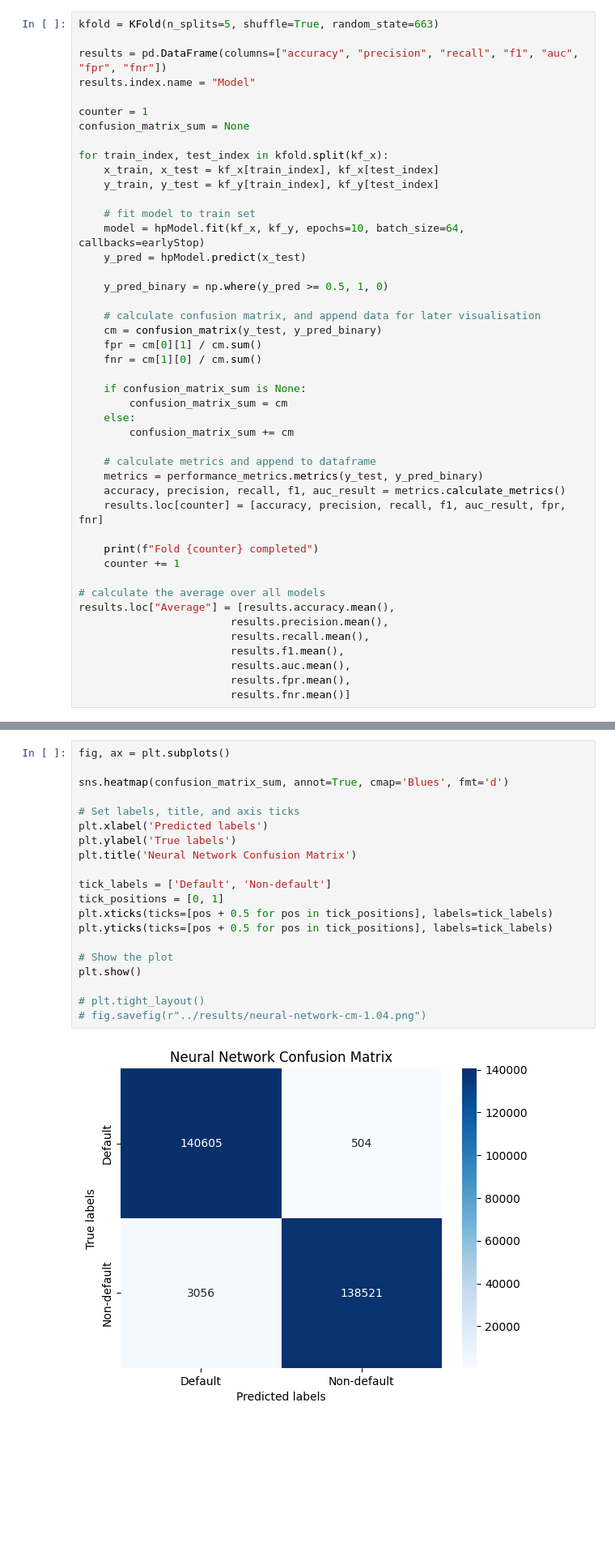
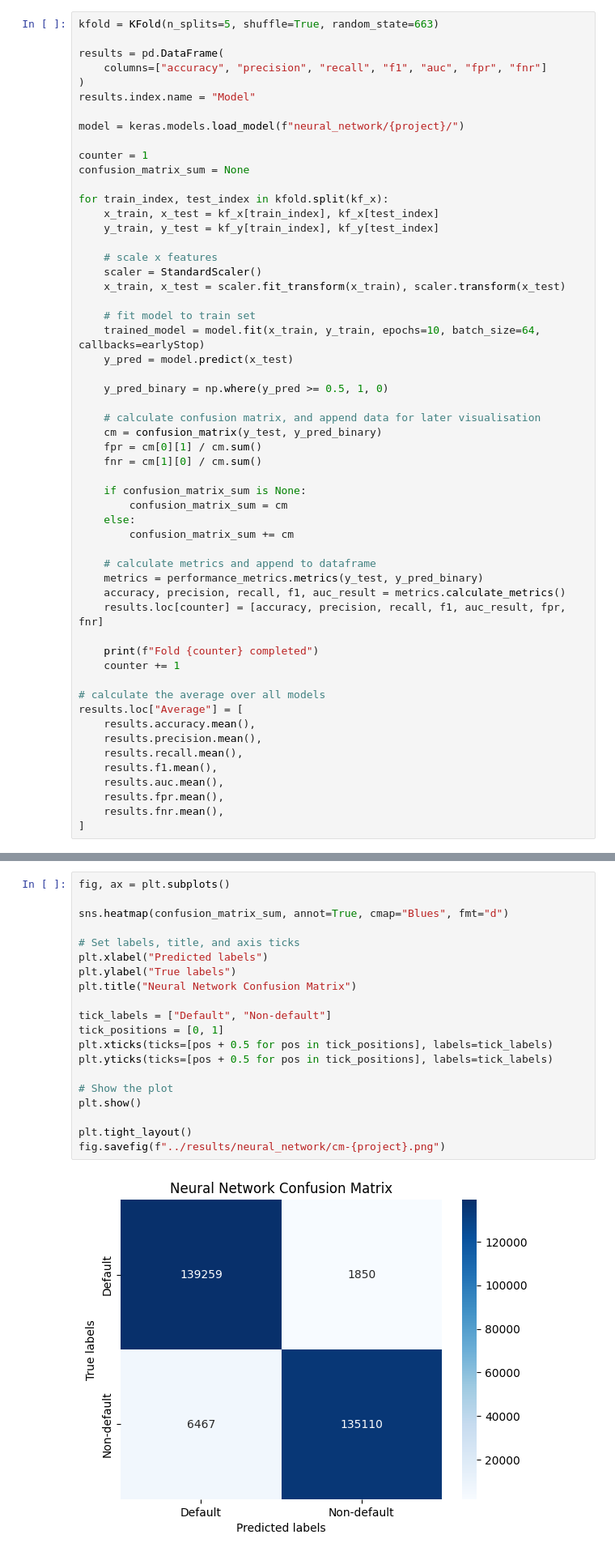
Before and after one commit to JackGreenaway/final_project, a Jupyter notebook: models/neural-network.ipynb, the cells around one changed output, grey strips where cells are left out. Shown at 81% size. Saved outputs shown, nothing was run; the diff lists cells and outputs as text; blank space fills up the shorter version.

Commit message:
changed scaler
improved cross validation

changed from SKLearn grid-search to keras-tuner

```diff
--- a/models/neural-network.ipynb
+++ b/models/neural-network.ipynb
@@ -155,8 +142,12 @@ _________________________________________________________________
 # %%
 kfold = KFold(n_splits=5, shuffle=True, random_state=663)
 
-results = pd.DataFrame(columns=["accuracy", "precision", "recall", "f1", "auc", "fpr", "fnr"])
+results = pd.DataFrame(
+    columns=["accuracy", "precision", "recall", "f1", "auc", "fpr", "fnr"]
+)
 results.index.name = "Model"
+
+model = keras.models.load_model(f"neural_network/{project}/")
 
 counter = 1
 confusion_matrix_sum = None
@@ -165,9 +156,13 @@ for train_index, test_index in kfold.split(kf_x):
     x_train, x_test = kf_x[train_index], kf_x[test_index]
     y_train, y_test = kf_y[train_index], kf_y[test_index]
 
+    # scale x features
+    scaler = StandardScaler()
+    x_train, x_test = scaler.fit_transform(x_train), scaler.transform(x_test)
+
     # fit model to train set
-    model = hpModel.fit(kf_x, kf_y, epochs=10, batch_size=64, callbacks=earlyStop)
-    y_pred = hpModel.predict(x_test)
+    trained_model = model.fit(x_train, y_train, epochs=10, batch_size=64, callbacks=earlyStop)
+    y_pred = model.predict(x_test)
 
     y_pred_binary = np.where(y_pred >= 0.5, 1, 0)
 
@@ -190,12 +185,14 @@ for train_index, test_index in kfold.split(kf_x):
     counter += 1
 
 # calculate the average over all models
-results.loc["Average"] = [results.accuracy.mean(),
-                        results.precision.mean(),
-                        results.recall.mean(),
-                        results.f1.mean(),
-                        results.auc.mean(),
-                        results.fpr.mean(),
-                        results.fnr.mean()]
+results.loc["Average"] = [
+    results.accuracy.mean(),
+    results.precision.mean(),
+    results.recall.mean(),
+    results.f1.mean(),
+    results.auc.mean(),
+    results.fpr.mean(),
+    results.fnr.mean(),
+]
 # %% [output]
 Epoch 1/10
@@ -236,22 +233,22 @@ cm_df = pd.DataFrame(confusion_matrix_sum)
 # %%
 fig, ax = plt.subplots()
 
-sns.heatmap(confusion_matrix_sum, annot=True, cmap='Blues', fmt='d')
+sns.heatmap(confusion_matrix_sum, annot=True, cmap="Blues", fmt="d")
 
 # Set labels, title, and axis ticks
-plt.xlabel('Predicted labels')
-plt.ylabel('True labels')
-plt.title('Neural Network Confusion Matrix')
+plt.xlabel("Predicted labels")
+plt.ylabel("True labels")
+plt.title("Neural Network Confusion Matrix")
 
-tick_labels = ['Default', 'Non-default']
+tick_labels = ["Default", "Non-default"]
 tick_positions = [0, 1]
 plt.xticks(ticks=[pos + 0.5 for pos in tick_positions], labels=tick_labels)
 plt.yticks(ticks=[pos + 0.5 for pos in tick_positions], labels=tick_labels)
 
 # Show the plot
 plt.show()
 
-# plt.tight_layout()
-# fig.savefig(r"../results/neural-network-cm-1.04.png")
+plt.tight_layout()
+fig.savefig(f"../results/neural_network/cm-{project}.png")
 # %% [output]
-[figure, old version]
+[figure, new version]
```
Also changed, not shown: parts of 14 cells of this notebook, 45 other files.
